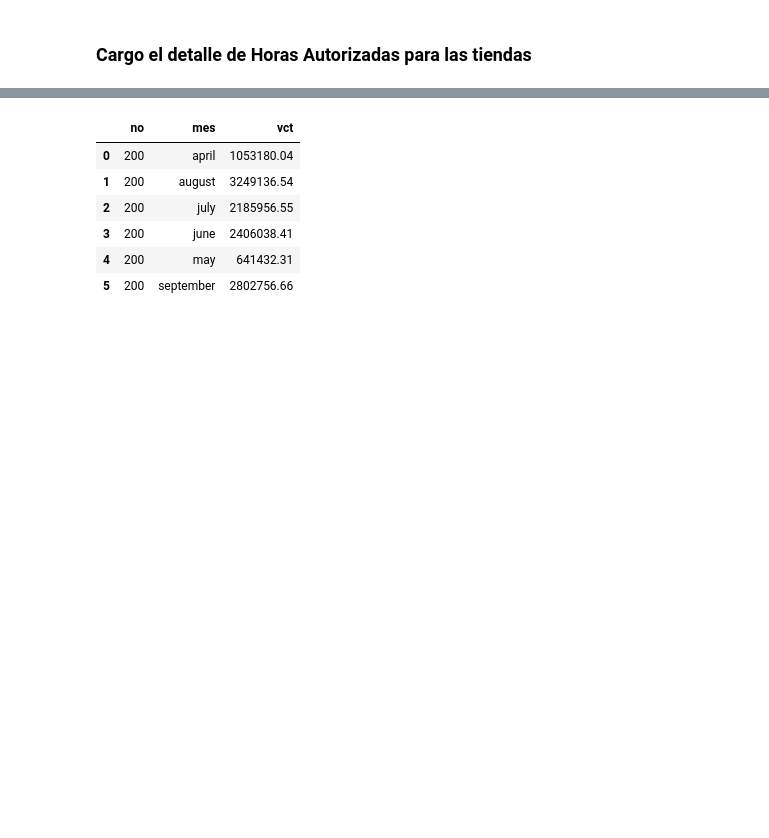
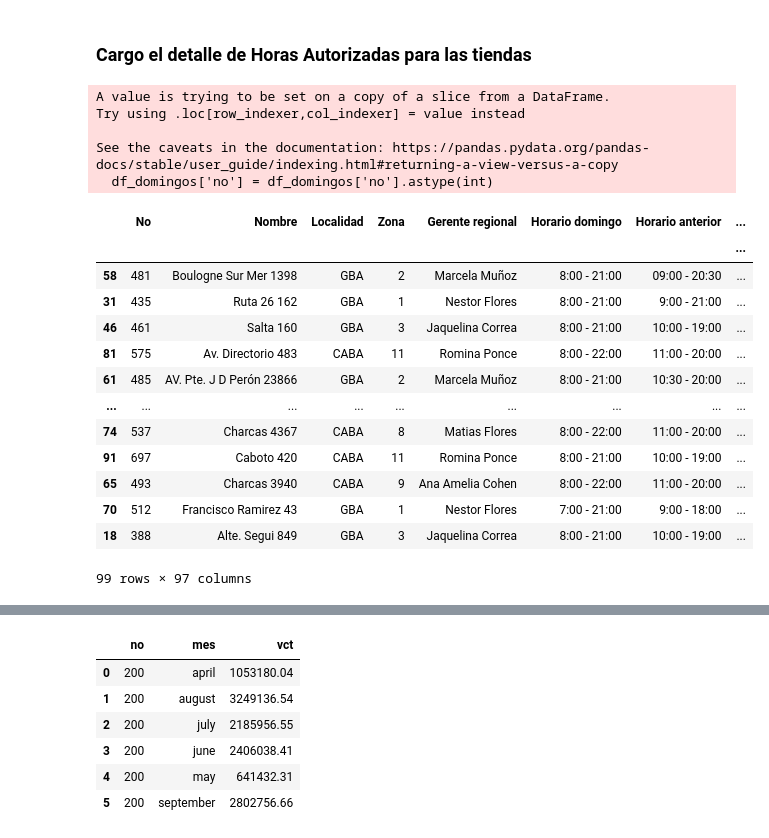
Before and after one commit to juanifmera/progresion, a Jupyter notebook: progresiones/horario_extendido.ipynb, the cells around one changed output, grey strips where cells are left out. Saved outputs shown, nothing was run; the diff lists cells and outputs as text; code cells hidden in the pictures; blank space fills up the shorter version.

Commit message:
Pipeline, funcion y front terminado para la automatizacion del horario extendido de las tiendas de express los dias domingos

```diff
--- a/progresiones/horario_extendido.ipynb
+++ b/progresiones/horario_extendido.ipynb
@@ -7,7 +7,7 @@ from datetime import datetime
 ### Trabajo sobre el detalle de las ventas por Media Hora
 # %%
 # Cargo la Informacion de Ventas Historico en Formato Long
-df = pd.read_csv('data/venta por media hora.csv', encoding='utf-16', header=2)
+df = pd.read_csv('data/horario_extendido/venta por media hora.csv', encoding='utf-16', header=2)
 # Genero Copia del DF
 df = df.copy()
 # Genero un Slicing
@@ -43,7 +43,7 @@ df['mes_numerico'] = df['mes'].map(mes_orden)
 df['fecha_parsed'] = df['mes_numerico'] + '/' + df['dia'] + '/' + df['año'].astype(str)
 
 # Convierto la fecha parseada a DateTime y asi obtengo el detalle del dia de la semana para luego filtrar la informacion unicamente de los domigos
-df['fecha_parsed'] = pd.to_datetime(df['fecha_parsed'], format='%m/%d/%Y')
+df['fecha_final'] = pd.to_datetime(df['fecha_parsed'], format='%m/%d/%Y')
 # Obtengo el detalle del nombre del dia a partir de la columna generada anteriormente
 df['nombre_dia'] = df['fecha_final'].dt.day_name()
 
@@ -51,3 +51,12 @@ df['nombre_dia'] = df['fecha_final'].dt.day_name()
 df_domingos = df[df['nombre_dia'] == 'Sunday']
 # Genero columna NO
 df_domingos['no'] = df_domingos['tiendas'].str.split(' ').str[0].astype(str)
+
+# Creamos columna mes-año
+df_domingos['mes'] = df_domingos['fecha_final'].dt.month_name()
+df_domingos['mes'] = df_domingos['mes'].astype(str).str.lower()
+
+# Extraemos hora de inicio
+df_domingos['hora_inicio'] = df_domingos['hora'].str.extract(r'Desde (\d{2}:\d{2})')[0]
+# Convertimos a objeto time
+df_domingos['hora_inicio'] = pd.to_datetime(df_domingos['hora_inicio'], format='%H:%M').dt.time
@@ -54,7 +81,7 @@ df_domingos['no'] = df_domingos['tiendas'].str.split(' ').str[0].astype(str)
 # %% [markdown]
 ### Cargo el detalle de Costo Horas Hombre por Tienda
 # %%
-costo_horas_hombre = pd.read_excel('data/padron_horario_extendido.xlsx', sheet_name='costo_ho')
+costo_horas_hombre = pd.read_excel('data/horario_extendido/padron_horario_extendido.xlsx', sheet_name='costo_ho')
 # Elimino las columnas que estan en Nulo
 costo_horas_hombre = costo_horas_hombre.dropna(axis=1)
 # Genero un bucle para renombrar las columnas de forma correcta. En caso de que el nombre de la columna sea datetime, le coloca el nombre del mes en ingles en minuscula. Caso contrario, coloca el nombre en minuscula
@@ -92,7 +109,7 @@ df_domingos['hora_inicio'] = pd.to_datetime(df_domingos['hora_inicio'], format='
 ### Cargo el Margen
 # %%
 # Cargo el Margen. El formato de descarga de Tableau me tira el reporte con Separadores de ";". Verificar que esto en la computadora del trabajo sea igual
-margen = pd.read_csv('data/margen_comercial_acum.csv', sep=';')
+margen = pd.read_csv('data/horario_extendido/margen_comercial_acum.csv', sep=';')
 # Pivoteo la informacion para colocar el "Rubro" es decir el Margen y la Venta sin Tasa, para asi calcular el Ratio Margen por tienda y finalmente llevarlo al DF principal
 margen = margen.pivot_table(values='Importe Ars', columns='RUBRO_CONCAT (grupo) 1', index=['Periodo', 'Tienda'], aggfunc='sum').reset_index()
 # Relleno valores nulos con ceros para no tener problemas a la hora de dividir valores
@@ -121,7 +138,7 @@ margen = margen.rename(columns={'Tienda':'no'})
 # %% [markdown]
 ### Cargo el detalle de Horas Autorizadas para las tiendas
 # %%
-horas_autorizadas = pd.read_excel('data/padron_horario_extendido.xlsx', sheet_name='horas_dom')
+horas_autorizadas = pd.read_excel('data/horario_extendido/padron_horario_extendido.xlsx', sheet_name='horas_dom')
 # Elimino las columnas que estan en Nulo
 horas_autorizadas = horas_autorizadas.dropna(axis=1)
 # Genero un bucle para renombrar las columnas de forma correcta. En caso de que el nombre de la columna sea datetime, le coloca el nombre del mes en ingles en minuscula. Caso contrario, coloca el nombre en minuscula
@@ -237,5 +254,47 @@ orden_columnas_primer_nivel = [
 horas_autorizadas = horas_autorizadas.reindex(orden_columnas_primer_nivel, level=0, axis=1)
 orden_columnas_segundo_nivel = ['abril', 'mayo', 'junio', 'julio', 'agosto', 'septiembre', 'octubre', 'noviembre', 'diciembre']
 horas_autorizadas = horas_autorizadas.reindex(orden_columnas_segundo_nivel, level=1, axis=1)
+
+horas_autorizadas = horas_autorizadas.reset_index()
+
+#--- FORMATEO FINAL DE COLUMNAS ---
+# Formatear nombres del MultiIndex (capitalizar y reemplazar guiones bajos)
+horas_autorizadas.columns = pd.MultiIndex.from_tuples([
+(
+str(col[0]).replace('_', ' ').capitalize(),
+str(col[1]).replace('_', ' ').capitalize()
+)
+for col in horas_autorizadas.columns
+])
+
+ultimo_mes_variable = domingos_por_mes['mes'].to_list()[-1]
+
+horas_autorizadas.sort_values(by=('Roc', dic_meses[ultimo_mes_variable].capitalize()))
+
 # Exporto el resultado final a EXCEL al path Results
 horas_autorizadas.reset_index().to_excel('results/analisis_tiendas_horario_extendido_domingos_express.xlsx', index_label='indice', sheet_name='data')
+# %% [output]
+A value is trying to be set on a copy of a slice from a DataFrame.
+Try using .loc[row_indexer,col_indexer] = value instead
+
+See the caveats in the documentation: https://pandas.pydata.org/pandas-docs/stable/user_guide/indexing.html#returning-a-view-versus-a-copy
+  df_domingos['no'] = df_domingos['no'].astype(int)
+# %%
+ultimo_mes_variable = domingos_por_mes['mes'].to_list()[-1]
+
+horas_autorizadas.sort_values(by=('Roc', dic_meses[ultimo_mes_variable].capitalize()), ascending=True)
+# %% [output]
+|  | No | Nombre | Localidad | Zona | Gerente regional | Horario domingo | Horario anterior | ... |
+|  |  |  |  |  |  |  |  | ... |
+| 58 | 481 | Boulogne Sur Mer 1398 | GBA | 2 | Marcela Muñoz | 8:00 - 21:00 | 09:00 - 20:30 | ... |
+| 31 | 435 | Ruta 26 162 | GBA | 1 | Nestor Flores | 8:00 - 21:00 | 9:00 - 21:00 | ... |
+| 46 | 461 | Salta 160 | GBA | 3 | Jaquelina Correa | 8:00 - 21:00 | 10:00 - 19:00 | ... |
+| 81 | 575 | Av. Directorio 483 | CABA | 11 | Romina Ponce | 8:00 - 22:00 | 11:00 - 20:00 | ... |
+| 61 | 485 | AV. Pte. J D Perón 23866 | GBA | 2 | Marcela Muñoz | 8:00 - 21:00 | 10:30 - 20:00 | ... |
+| ... | ... | ... | ... | ... | ... | ... | ... | ... |
+| 74 | 537 | Charcas 4367 | CABA | 8 | Matias Flores | 8:00 - 22:00 | 11:00 - 20:00 | ... |
+| 91 | 697 | Caboto 420 | CABA | 11 | Romina Ponce | 8:00 - 21:00 | 10:00 - 19:00 | ... |
+| 65 | 493 | Charcas 3940 | CABA | 9 | Ana Amelia Cohen | 8:00 - 22:00 | 11:00 - 20:00 | ... |
+| 70 | 512 | Francisco Ramirez 43 | GBA | 1 | Nestor Flores | 7:00 - 21:00 | 9:00 - 18:00 | ... |
+| 18 | 388 | Alte. Segui 849 | GBA | 3 | Jaquelina Correa | 8:00 - 21:00 | 10:00 - 19:00 | ... |
+99 rows × 97 columns
```
Also changed, not shown: parts of 4 cells of this notebook, 4 other files.
